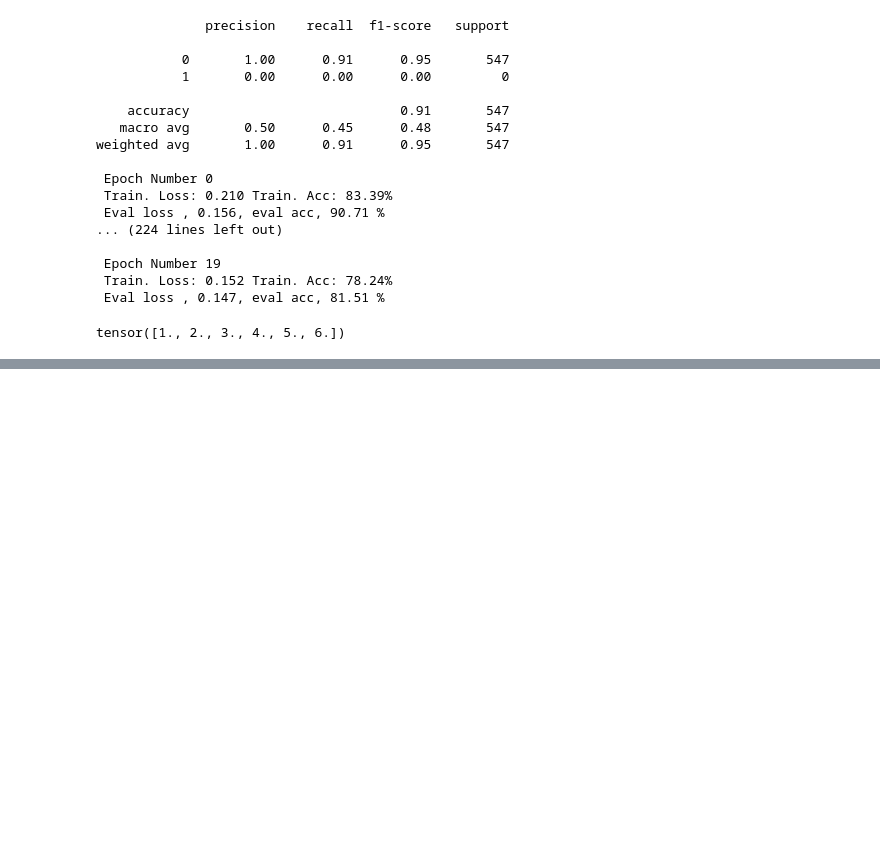
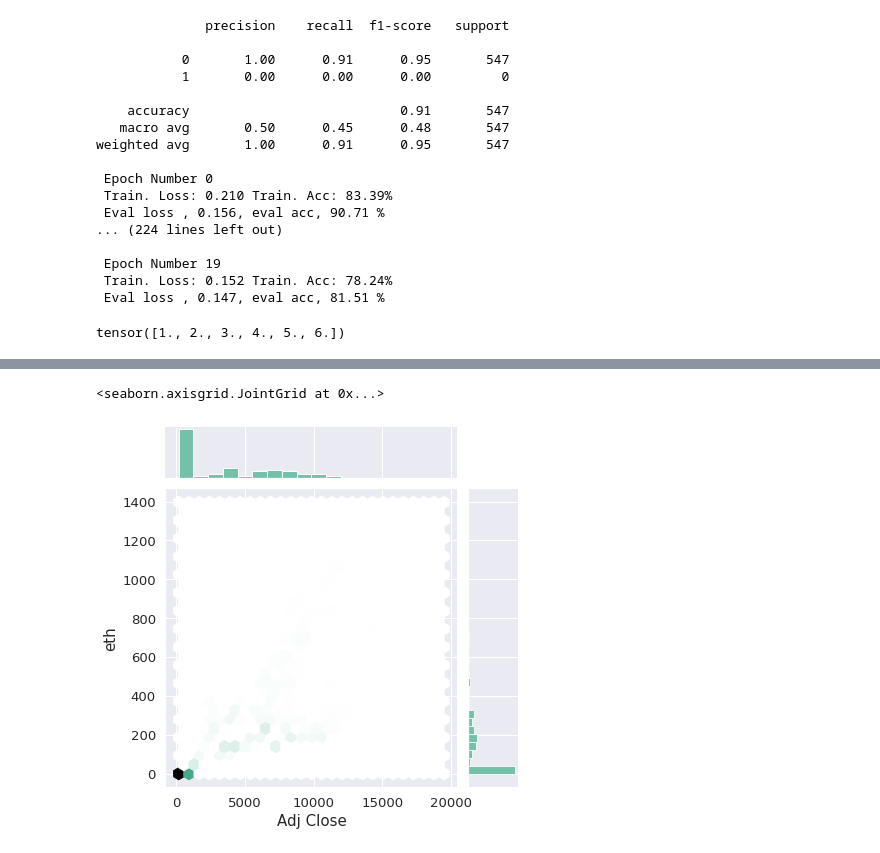
Before and after one commit to AMAAI-Lab/PreBit, a Jupyter notebook: Price_Base_Model_New_Input.ipynb, the cells around one changed output, grey strips where cells are left out. Drawn from its saved outputs; the diff is of its cells as text; code cells hidden in the pictures; blank space fills up the shorter version.

```diff
--- a/Price_Base_Model_New_Input.ipynb
+++ b/Price_Base_Model_New_Input.ipynb
@@ -1706,0 +1749,8 @@ tensor([1., 2., 3., 4., 5., 6.])
+# %%
+sns.set(font_scale=1.2)
+j=sns.jointplot(test_df['Adj Close'], test_df['eth']
+, kind='hex', color="#4CB391")
+j.set_axis_labels('Adj Close', 'eth', fontsize=15)
+# %% [output]
+<seaborn.axisgrid.JointGrid at 0x...>
+[figure, added]
```
Also changed, not shown: parts of 13 cells of this notebook.
